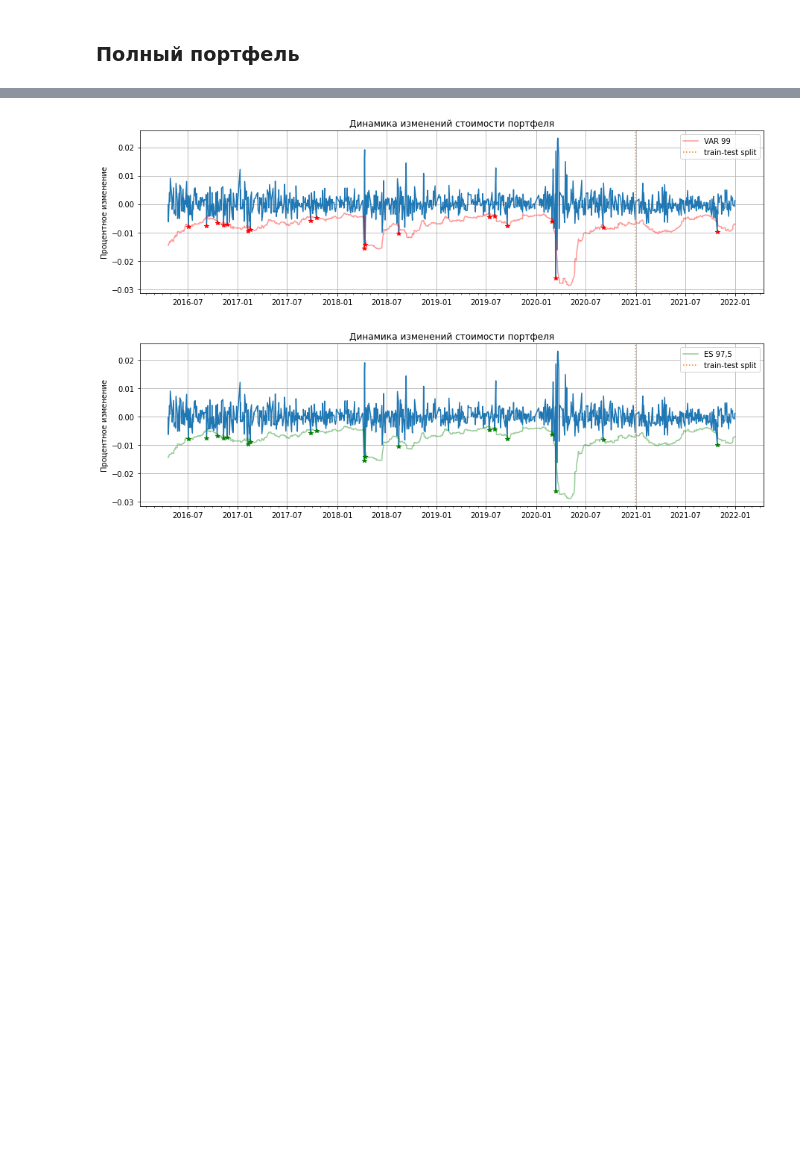
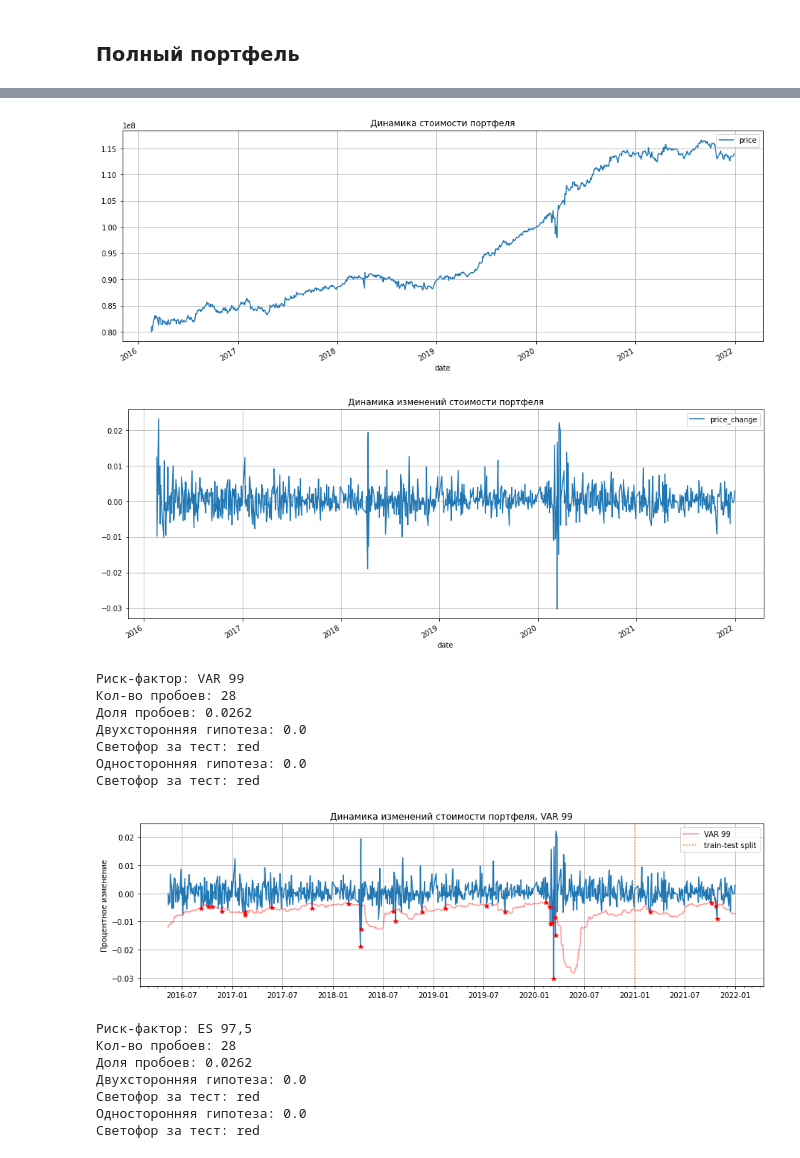
Before and after one commit to goo-goo-goo-joob/hse_market_risk, a Jupyter notebook: 05_backtesting.ipynb, the cells around one changed output, grey strips where cells are left out. Cells and saved outputs as stored; diff of their text form; code cells hidden in the pictures; blank space fills up the shorter version.

```diff
--- a/05_backtesting.ipynb
+++ b/05_backtesting.ipynb
@@ -383,16 +410,0 @@ print('Светофор за тест:', semaphore(p_val))
-# %%
-plt.figure(figsize=(15, 4))
-idx = portfolio_prices_simulations["date"]
-plt.plot(idx, returns)
-plt.plot(idx, portfolio_prices_simulations["var_99"], c="r", alpha=0.4, label="VAR 99")
-plt.gca().xaxis.set_major_locator(mdates.MonthLocator(bymonth=(1, 7)))
-plt.gca().xaxis.set_minor_locator(mdates.MonthLocator())
-plt.axvline(pd.to_datetime(split_date), c="tab:orange", linestyle=":", label="train-test split")
-plt.plot(idx[hit_times], returns[hit_times], "r*")
-plt.title("Динамика изменений стоимости портфеля")
-plt.ylabel("Процентное изменение")
-plt.grid()
-plt.legend()
-plt.show()
-# %% [output]
-[figure, removed]
@@ -402,16 +411,43 @@ hit_times = hits.index[hits]
-# %%
-plt.figure(figsize=(15, 4))
-idx = portfolio_prices_simulations["date"]
-plt.plot(idx, returns)
-plt.plot(idx, portfolio_prices_simulations["es_97,5"], c="g", alpha=0.4, label="ES 97,5")
-plt.gca().xaxis.set_major_locator(mdates.MonthLocator(bymonth=(1, 7)))
-plt.gca().xaxis.set_minor_locator(mdates.MonthLocator())
-plt.axvline(pd.to_datetime(split_date), c="tab:orange", linestyle=":", label="train-test split")
-plt.plot(idx[hit_times], returns[hit_times], "g*")
-plt.title("Динамика изменений стоимости портфеля")
-plt.ylabel("Процентное изменение")
-plt.grid()
-plt.legend()
-plt.show()
-# %% [output]
-[figure, removed]
+# %%
+init_tools = {
+    "APTK": 1_000_000,
+    "BELU": 1_000_000,
+    "FESH": 1_000_000,
+    "MVID": 1_000_000,
+    "NKNCP": 1_000_000,
+    "PHOR": 1_000_000,
+    "PIKK": 1_000_000,
+    "RASP": 1_000_000,
+    "SELG": 1_000_000,
+    "SNGSP": 1_000_000,
+    "OFZ_26207": 10_000_000,
+    "OFZ_26209": 10_000_000,
+    "OFZ_26211": 10_000_000,
+    "OFZ_26212": 10_000_000,
+    "OFZ_26218": 10_000_000,
+    "USD": 10_000_000,
+    "CHF": 10_000_000,
+}
+ps = PortfolioSimulation(init_tools, 30, 10)
+ps.plot_dynamics()
+
+ps.calc_test("var_99", "VAR 99", "r*", 0.99)
+ps.calc_test("es_97,5", "ES 97,5", "r*", 0.99)
+# %% [output]
+[figure, added]
+[figure, added]
+Риск-фактор: VAR 99
+Кол-во пробоев: 28
+Доля пробоев: 0.0262
+Двухсторонняя гипотеза: 0.0
+Светофор за тест: red
+Односторонняя гипотеза: 0.0
+Светофор за тест: red
+[figure, added]
+Риск-фактор: ES 97,5
+Кол-во пробоев: 28
+Доля пробоев: 0.0262
+Двухсторонняя гипотеза: 0.0
+Светофор за тест: red
+Односторонняя гипотеза: 0.0
+Светофор за тест: red
```
Also changed, not shown: parts of 24 cells of this notebook.
